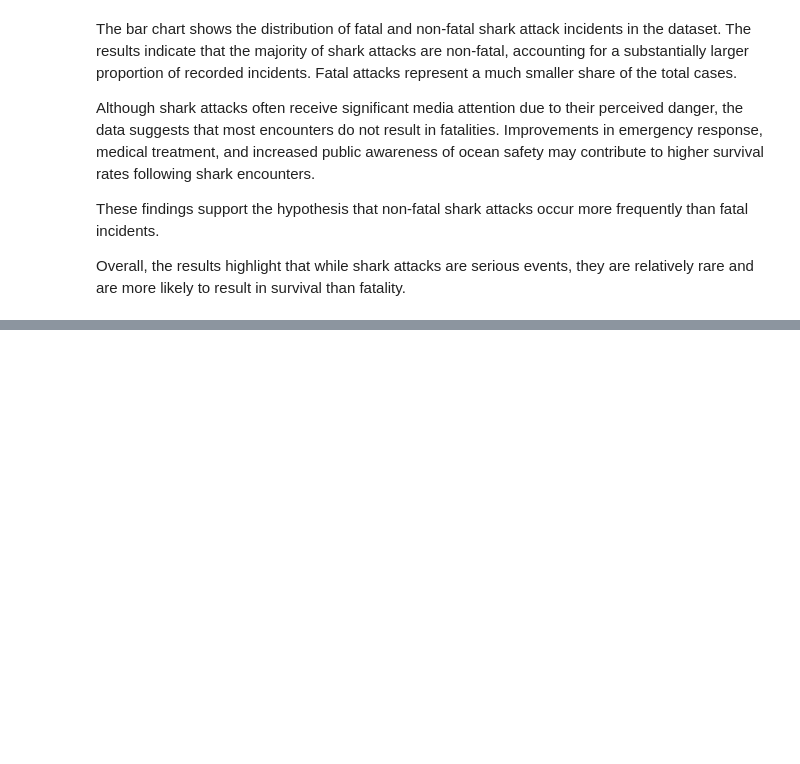
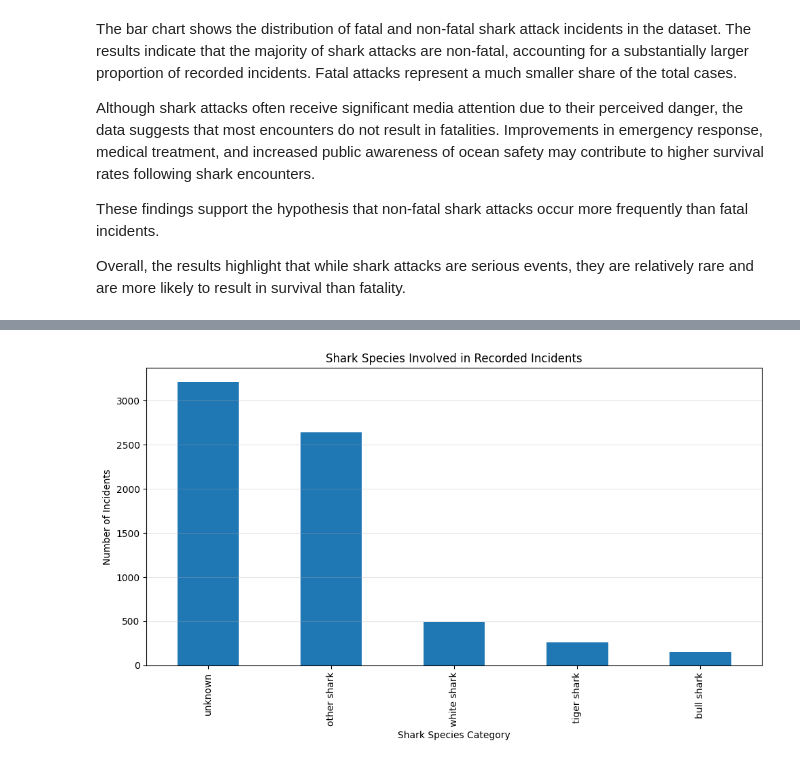
Before and after one commit to szm2701/shark-attack-data-dashboard, a Jupyter notebook: jupyter_notebooks/shark_attack_analysis.ipynb, the cells around one changed output, grey strips where cells are left out. Saved outputs shown, nothing was run; the diff lists cells and outputs as text; code cells hidden in the pictures; blank space fills up the shorter version.

Commit message:
Complete Section 4 exploratory data analysis including species distribution, activity vs fatality analysis, and section summary

```diff
--- a/jupyter_notebooks/shark_attack_analysis.ipynb
+++ b/jupyter_notebooks/shark_attack_analysis.ipynb
@@ -1200,0 +1209,9 @@ Overall, the results highlight that while shark attacks are serious events, they
+# %%
+# Calculate the number of shark attack incidents associated with each shark species category.
+
+species_counts = df["species_group"].value_counts()
+
+
+# Display the counts to verify the distribution.
+
+species_counts
@@ -1200,0 +1226,46 @@ Overall, the results highlight that while shark attacks are serious events, they
+# %%
+# Create a bar chart to visualise the distribution of shark species categories involved in recorded shark attack incidents.
+# Visualising this distribution helps identify which species appear most frequently in the dataset.
+
+
+# Set the figure size to ensure the chart is large enough for labels and categories to be easily readable.
+
+plt.figure(figsize=(10,6))
+
+
+# Plot the number of incidents for each shark species category.
+# The value_counts() results are displayed as vertical bars, where the height of each bar represents the number of incidents.
+
+species_counts.plot(kind="bar")
+
+
+# Add a descriptive title to clearly explain what the chart represents.
+
+plt.title("Shark Species Involved in Recorded Incidents")
+
+
+# Label the horizontal axis to indicate the shark species category.
+
+plt.xlabel("Shark Species Category")
+
+
+# Label the vertical axis to indicate the number of recorded incidents.
+
+plt.ylabel("Number of Incidents")
+
+
+# Add horizontal gridlines to make it easier to visually compare the frequency of incidents across species categories.
+
+plt.grid(axis="y", alpha=0.3)
+
+
+# Adjust spacing to ensure that titles, labels, and the chart fit neatly within the figure area.
+
+plt.tight_layout()
+
+
+# Display the completed chart.
+
+plt.show()
+# %% [output]
+[figure, added]
```
Also changed, not shown: parts of 11 cells of this notebook.
